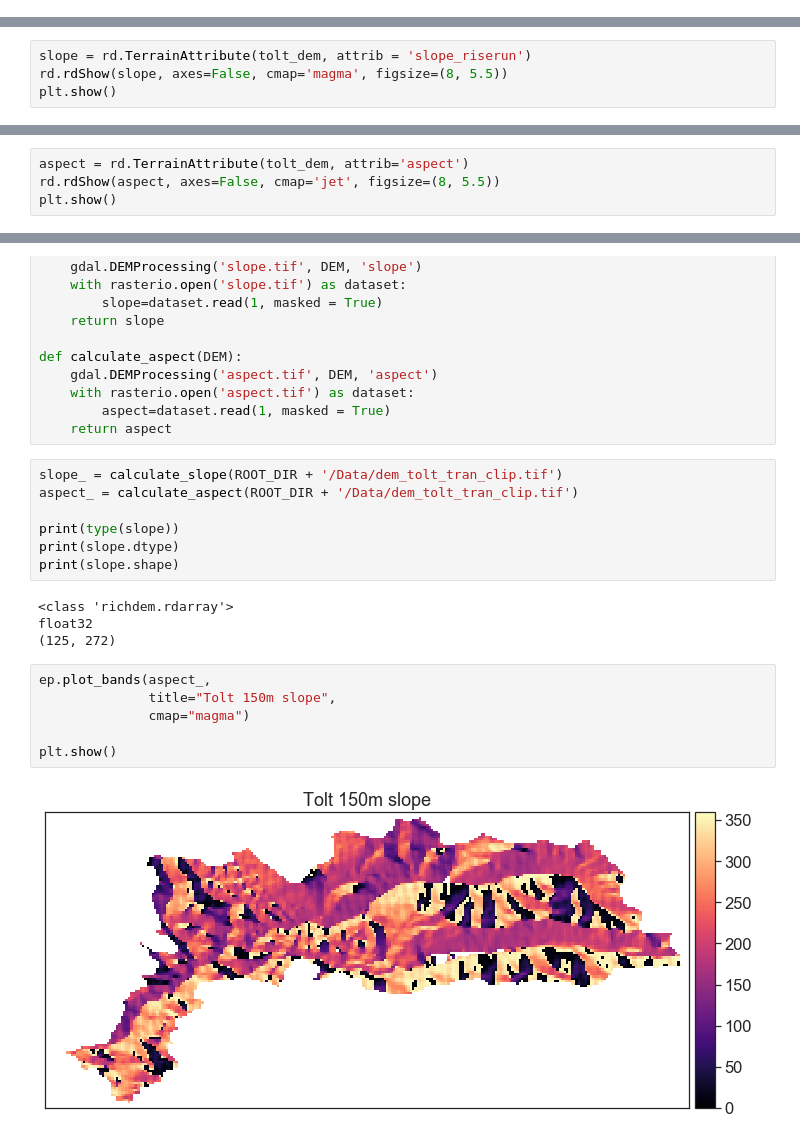
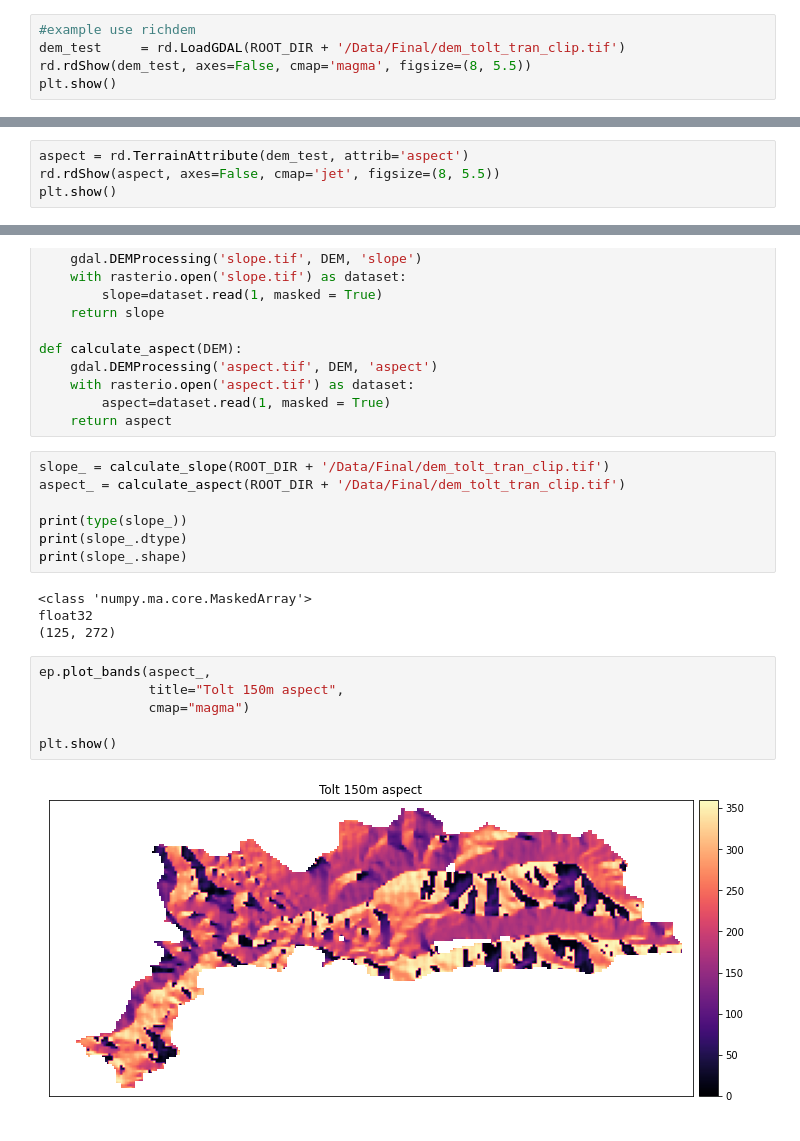
Before and after one commit to NCristea/Snow_SCL, a Jupyter notebook: dem_process.ipynb, the cells around one changed output, grey strips where cells are left out. Cells and saved outputs as stored; diff of their text form.

```diff
--- a/dem_process.ipynb
+++ b/dem_process.ipynb
@@ -137,0 +142,5 @@ plt.show()
+# %%
+#example use richdem
+dem_test     = rd.LoadGDAL(ROOT_DIR + '/Data/Final/dem_tolt_tran_clip.tif')
+rd.rdShow(dem_test, axes=False, cmap='magma', figsize=(8, 5.5))
+plt.show()
@@ -141,5 +159,5 @@ plt.show()
 # %%
-slope = rd.TerrainAttribute(tolt_dem, attrib = 'slope_riserun')
-rd.rdShow(slope, axes=False, cmap='magma', figsize=(8, 5.5))
+aspect = rd.TerrainAttribute(dem_test, attrib='aspect')
+rd.rdShow(aspect, axes=False, cmap='jet', figsize=(8, 5.5))
 plt.show()
 # %% [output]
@@ -147,4 +168,0 @@ plt.show()
-# %%
-aspect = rd.TerrainAttribute(tolt_dem, attrib='aspect')
-rd.rdShow(aspect, axes=False, cmap='jet', figsize=(8, 5.5))
-plt.show()
@@ -165,21 +181,21 @@ def calculate_aspect(DEM):
         aspect=dataset.read(1, masked = True)
     return aspect
 # %%
-slope_ = calculate_slope(ROOT_DIR + '/Data/dem_tolt_tran_clip.tif')
-aspect_ = calculate_aspect(ROOT_DIR + '/Data/dem_tolt_tran_clip.tif')
+slope_ = calculate_slope(ROOT_DIR + '/Data/Final/dem_tolt_tran_clip.tif')
+aspect_ = calculate_aspect(ROOT_DIR + '/Data/Final/dem_tolt_tran_clip.tif')
 
-print(type(slope))
-print(slope.dtype)
-print(slope.shape)
+print(type(slope_))
+print(slope_.dtype)
+print(slope_.shape)
 # %% [output]
-<class 'richdem.rdarray'>
+<class 'numpy.ma.core.MaskedArray'>
 float32
 (125, 272)
 # %%
 ep.plot_bands(aspect_,
-              title="Tolt 150m slope",
+              title="Tolt 150m aspect",
               cmap="magma")
 
 plt.show()
 # %% [output]
-[figure, old version]
+[figure, new version]
```
Also changed, not shown: parts of 18 cells of this notebook, 19 other files.
